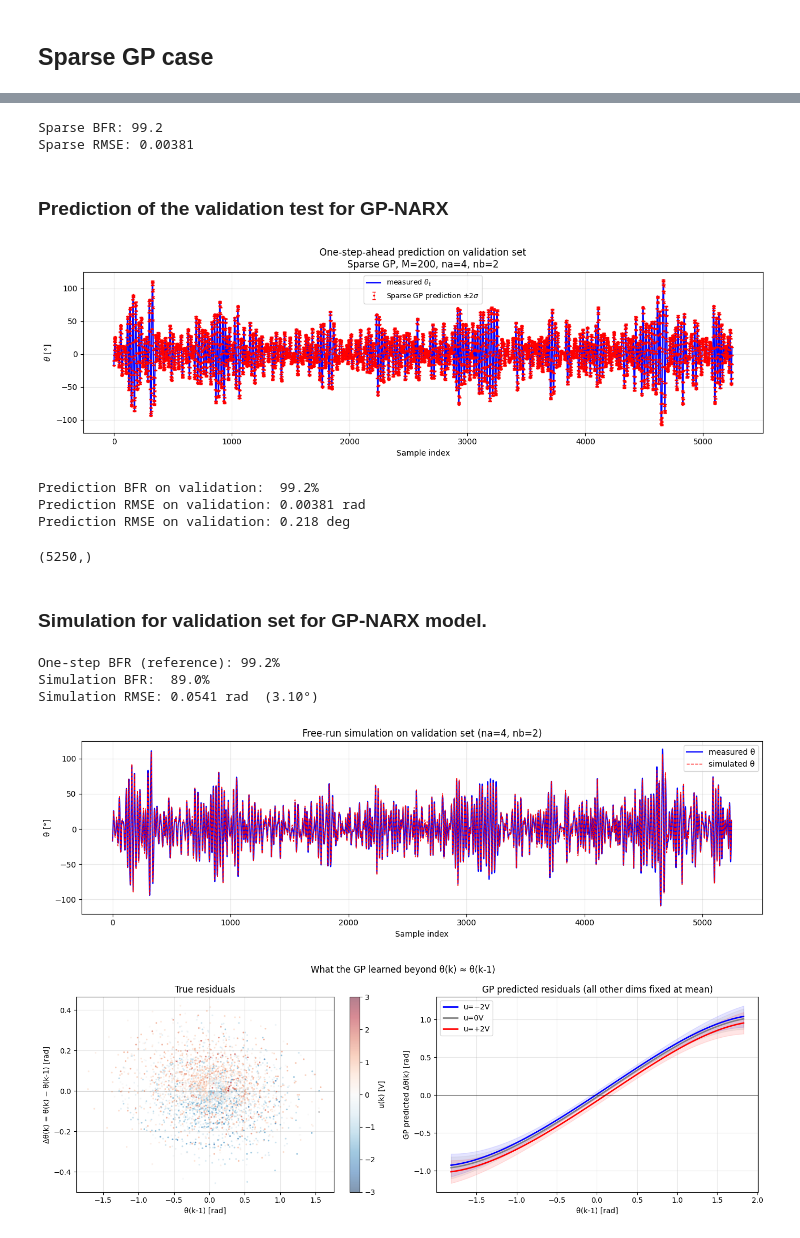
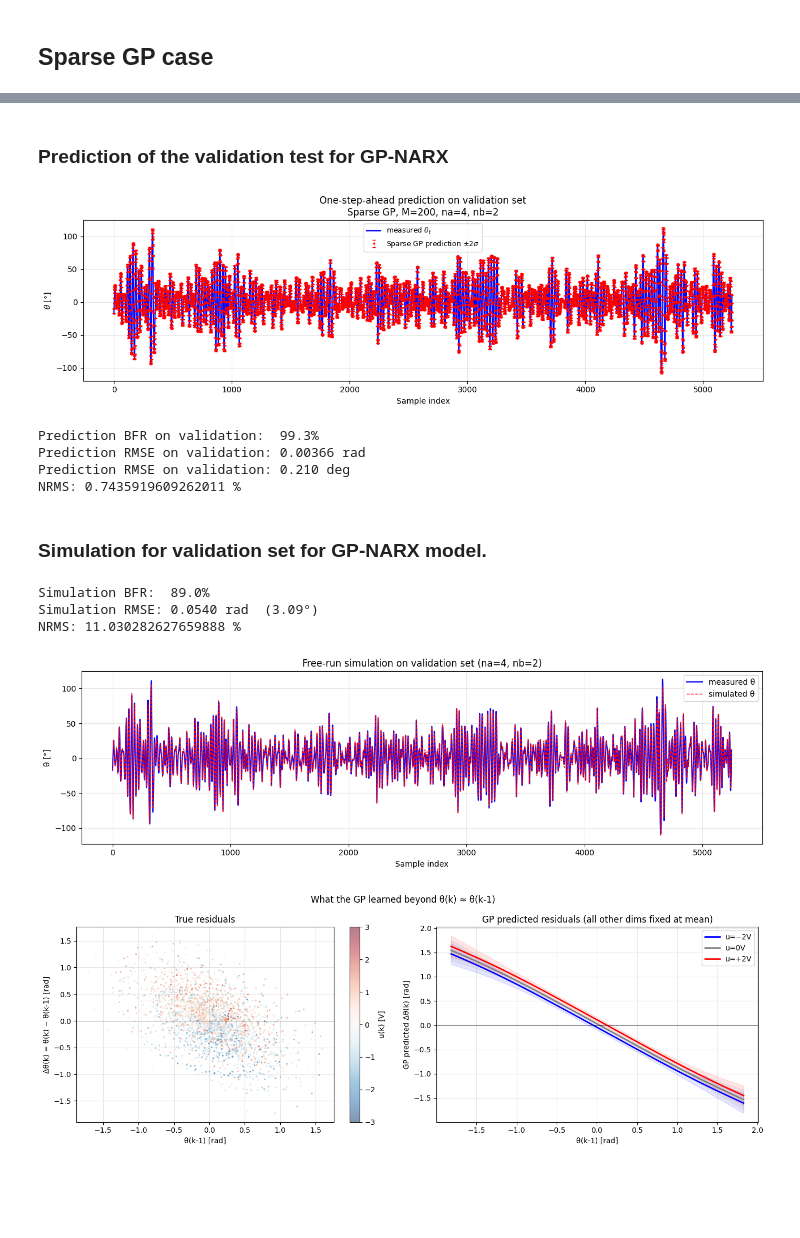
Before and after one commit to SpyrosAnog/ML-for-control-systems-Pendulum, a Jupyter notebook: GaussianProcess.ipynb, the cells around one changed output, grey strips where cells are left out. Saved outputs shown, nothing was run; the diff lists cells and outputs as text; code cells hidden in the pictures; blank space fills up the shorter version.

```diff
--- a/GaussianProcess.ipynb
+++ b/GaussianProcess.ipynb
@@ -85,7 +84,9 @@ Estimated σ_e² ≈ 0.006874 rad²
 def make_training_data(u, th, na, nb):
     X, Y = [], []
     for k in range(max(na, nb), len(u)):
-        X.append([th[k-i] for i in range(1, na+1)] + [u[k-i] for i in range(nb)])
+        th_feat = [th[k-na+i] for i in range(na)]
+        u_feat = [u[k-nb+i] for i in range(nb)]
+        X.append(th_feat + u_feat)
         Y.append(th[k])
     return np.array(X), np.array(Y)
 
@@ -341,10 +342,3 @@ plt.show()
-# %%
-Ypred_sparse, _ = m_sparse.predict(Xval)
-print(f"Sparse BFR: {BFR(Yval, Ypred_sparse.flatten()):.1f}")
-print(f"Sparse RMSE: {RMSE(Yval, Ypred_sparse.flatten()):.5f}")
-# %% [output]
-Sparse BFR: 99.2
-Sparse RMSE: 0.00381
 # %% [markdown]
 ### Prediction of the validation test for GP-NARX
 # %%
@@ -405,54 +399,54 @@ plt.show()
 print(f"Prediction BFR on validation:  {BFR(Ytrue_plot, Ypred_plot):.1f}%")
 print(f"Prediction RMSE on validation: {RMSE(Ytrue_plot, Ypred_plot):.5f} rad")
 print(f"Prediction RMSE on validation: {np.degrees(RMSE(Ytrue_plot, Ypred_plot)):.3f} deg")
+print('NRMS:', np.mean((Ypred_plot.flatten()-Yval)**2)**0.5/Yval.std()*100,'%')
 # %% [output]
 [figure]
-Prediction BFR on validation:  99.2%
-Prediction RMSE on validation: 0.00381 rad
-Prediction RMSE on validation: 0.218 deg
+Prediction BFR on validation:  99.3%
+Prediction RMSE on validation: 0.00366 rad
+Prediction RMSE on validation: 0.210 deg
+NRMS: 0.7435919609262011 %
-# %%
-print(th_val.shape)
-# %% [output]
-(5250,)
 # %% [markdown]
 ### Simulation for validation set for GP-NARX model.
 # %%
 def simulate(model, u, th_init, na, nb):
     """Free-run simulation: predicted angles are fed back instead of true angles."""
     n = len(u)
     th_pred = np.zeros(n)
     th_pred[:na] = th_init[:na]  # seed with true values
 
     start = max(na, nb)
     for k in range(start, n):
-        x = np.array([[th_pred[k-i] for i in range(1, na+1)] + [u[k-j] for j in range(nb)]])
+        # ascending order, past only — matches make_training_data fix
+        th_feat = [th_pred[k-na+i] for i in range(na)]  # [th(k-na), ..., th(k-1)]
+        u_feat  = [u[k-nb+i]       for i in range(nb)]  # [u(k-nb),  ..., u(k-1)]
+        x = np.array([th_feat + u_feat])
         th_pred[k] = model.predict(x)[0].flatten()[0]
 
     return th_pred[start:]
-
 N_sim = th_val.shape[0]  # keep short — each step is a separate predict call
 start = max(na, nb)
 
 th_sim  = simulate(m_sparse, u_val[:N_sim], th_val[:N_sim], na, nb)
 th_true = th_val[start:N_sim]
 
-print(f"One-step BFR (reference): {BFR(Yval[:N_sim-start], Ypred_sparse[:N_sim-start].flatten()):.1f}%")
 print(f"Simulation BFR:  {BFR(th_true, th_sim):.1f}%")
 print(f"Simulation RMSE: {RMSE(th_true, th_sim):.4f} rad  ({np.degrees(RMSE(th_true, th_sim)):.2f}°)")
+print('NRMS:', np.mean((th_sim-th_true)**2)**0.5/th_sim.std()*100,'%')
 
 fig, ax = plt.subplots(figsize=(13, 4))
 ax.plot(np.degrees(th_true), 'b', lw=1.5, label='measured θ')
 ax.plot(np.degrees(th_sim),  'r--', lw=1,  label='simulated θ')
 ax.set_xlabel("Sample index")
 ax.set_ylabel("θ [°]")
 ax.set_title(f"Free-run simulation on validation set (na={na}, nb={nb})")
 ax.legend(); ax.grid(alpha=0.3)
 plt.tight_layout(); plt.show()
 # %% [output]
-One-step BFR (reference): 99.2%
 Simulation BFR:  89.0%
-Simulation RMSE: 0.0541 rad  (3.10°)
+Simulation RMSE: 0.0540 rad  (3.09°)
+NRMS: 11.030282627659888 %
-[figure, old version]
+[figure, new version]
 # %%
 fig, axes = plt.subplots(1, 2, figsize=(14, 5))
 
@@ -498,4 +492,4 @@ plt.suptitle('What the GP learned beyond θ(k) ≈ θ(k-1)', fontsize=12)
 plt.tight_layout()
 plt.show()
 # %% [output]
-[figure, old version]
+[figure, new version]
```
Also changed, not shown: parts of 9 cells of this notebook, 3 other files.
